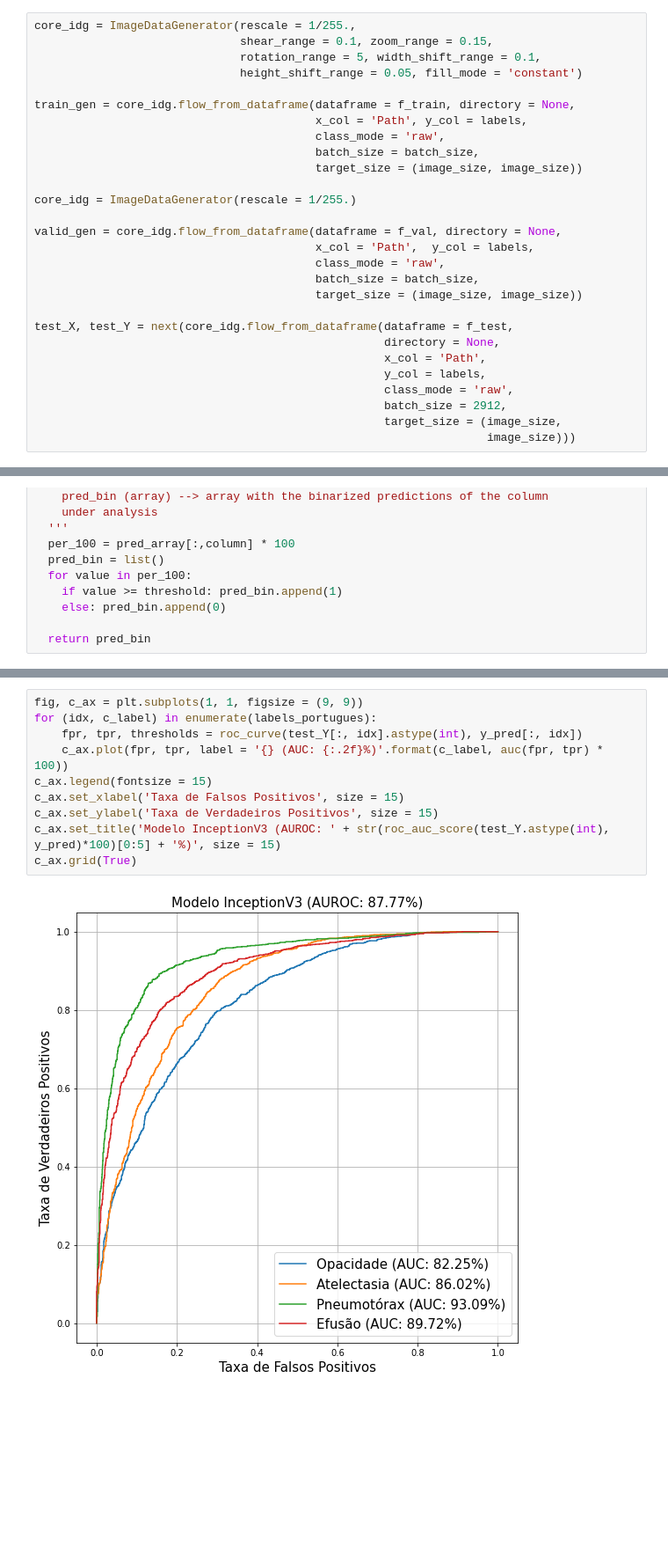
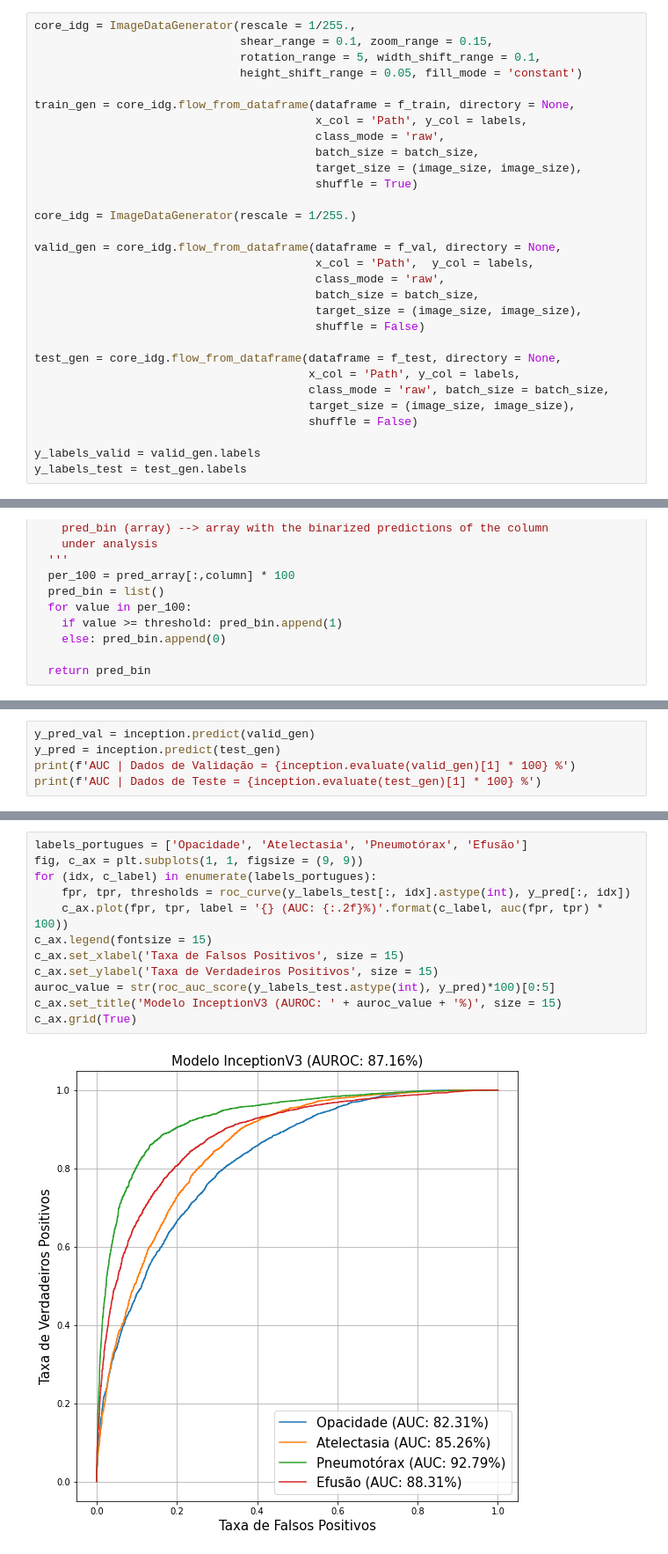
Before and after one commit to Alyssonmach/cnn-lung-diseases, a Jupyter notebook: experiments/second-paper/abnormality-classification/abnormality_classification_inception.ipynb, the cells around one changed output, grey strips where cells are left out. Shown at 88% size. Saved outputs shown, nothing was run; the diff lists cells and outputs as text; blank space fills up the shorter version.

```diff
--- a/experiments/second-paper/abnormality-classification/abnormality_classification_inception.ipynb
+++ b/experiments/second-paper/abnormality-classification/abnormality_classification_inception.ipynb
@@ -120,7 +120,8 @@ train_gen = core_idg.flow_from_dataframe(dataframe = f_train, directory = None,
                                          x_col = 'Path', y_col = labels,
                                          class_mode = 'raw',
                                          batch_size = batch_size,
-                                         target_size = (image_size, image_size))
+                                         target_size = (image_size, image_size),
+                                         shuffle = True)
 
 core_idg = ImageDataGenerator(rescale = 1/255.)
 
@@ -128,16 +129,17 @@ valid_gen = core_idg.flow_from_dataframe(dataframe = f_val, directory = None,
                                          x_col = 'Path',  y_col = labels,
                                          class_mode = 'raw',
                                          batch_size = batch_size,
-                                         target_size = (image_size, image_size))
+                                         target_size = (image_size, image_size),
+                                         shuffle = False)
 
-test_X, test_Y = next(core_idg.flow_from_dataframe(dataframe = f_test,
-                                                   directory = None,
-                                                   x_col = 'Path',
-                                                   y_col = labels,
-                                                   class_mode = 'raw',
-                                                   batch_size = 2912,
-                                                   target_size = (image_size,
-                                                                  image_size)))
+test_gen = core_idg.flow_from_dataframe(dataframe = f_test, directory = None,
+                                        x_col = 'Path', y_col = labels,
+                                        class_mode = 'raw', batch_size = batch_size,
+                                        target_size = (image_size, image_size),
+                                        shuffle = False)
+
+y_labels_valid = valid_gen.labels
+y_labels_test = test_gen.labels
 # %% [output]
 Found 70159 validated image filenames.
 Found 8770 validated image filenames.
@@ -421,0 +415,5 @@ labels_portugues = ['Opacidade', 'Atelectasia',
+# %%
+y_pred_val = inception.predict(valid_gen)
+y_pred = inception.predict(test_gen)
+print(f'AUC | Dados de Validação = {inception.evaluate(valid_gen)[1] * 100} %')
+print(f'AUC | Dados de Teste = {inception.evaluate(test_gen)[1] * 100} %')
@@ -422,12 +425,14 @@ labels_portugues = ['Opacidade', 'Atelectasia',
 # %%
+labels_portugues = ['Opacidade', 'Atelectasia', 'Pneumotórax', 'Efusão']
 fig, c_ax = plt.subplots(1, 1, figsize = (9, 9))
 for (idx, c_label) in enumerate(labels_portugues):
-    fpr, tpr, thresholds = roc_curve(test_Y[:, idx].astype(int), y_pred[:, idx])
+    fpr, tpr, thresholds = roc_curve(y_labels_test[:, idx].astype(int), y_pred[:, idx])
     c_ax.plot(fpr, tpr, label = '{} (AUC: {:.2f}%)'.format(c_label, auc(fpr, tpr) * 100))
 c_ax.legend(fontsize = 15)
 c_ax.set_xlabel('Taxa de Falsos Positivos', size = 15)
 c_ax.set_ylabel('Taxa de Verdadeiros Positivos', size = 15)
-c_ax.set_title('Modelo InceptionV3 (AUROC: ' + str(roc_auc_score(test_Y.astype(int), y_pred)*100)[0:5] + '%)', size = 15)
+auroc_value = str(roc_auc_score(y_labels_test.astype(int), y_pred)*100)[0:5]
+c_ax.set_title('Modelo InceptionV3 (AUROC: ' + auroc_value + '%)', size = 15)
 c_ax.grid(True)
 # %% [output]
-[figure, old version]
+[figure, new version]
```
Also changed, not shown: parts of 6 cells of this notebook.
